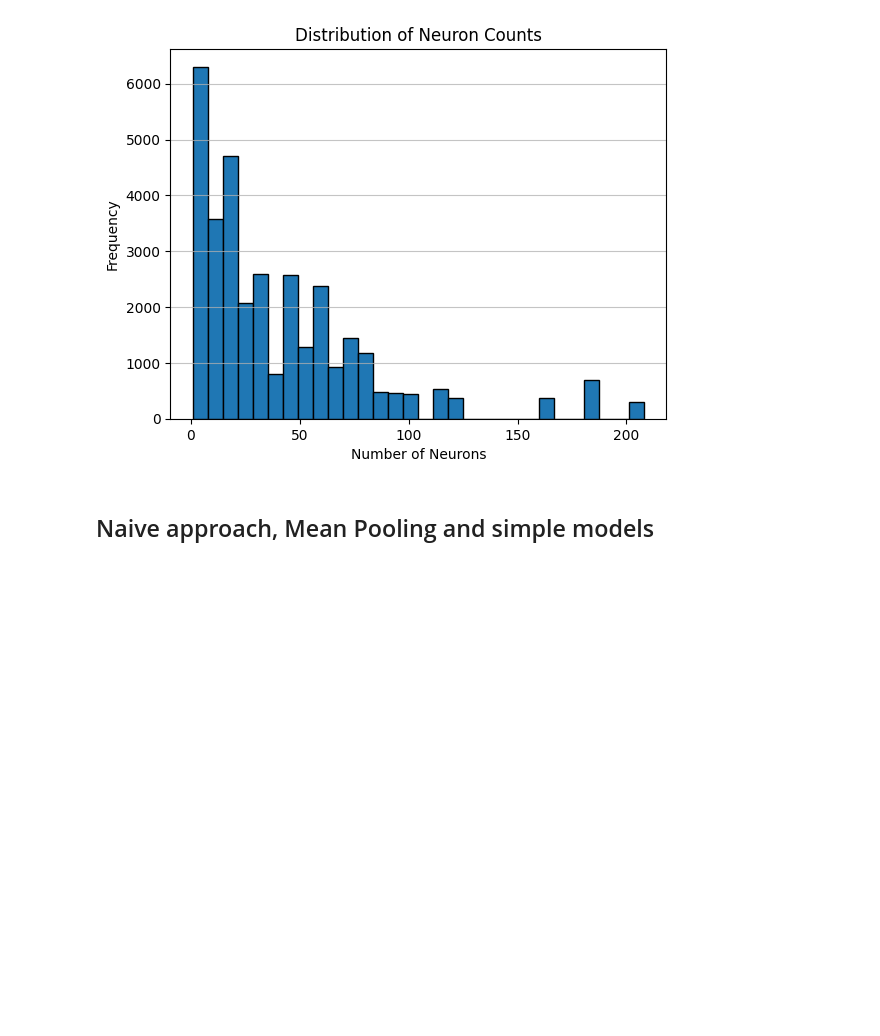
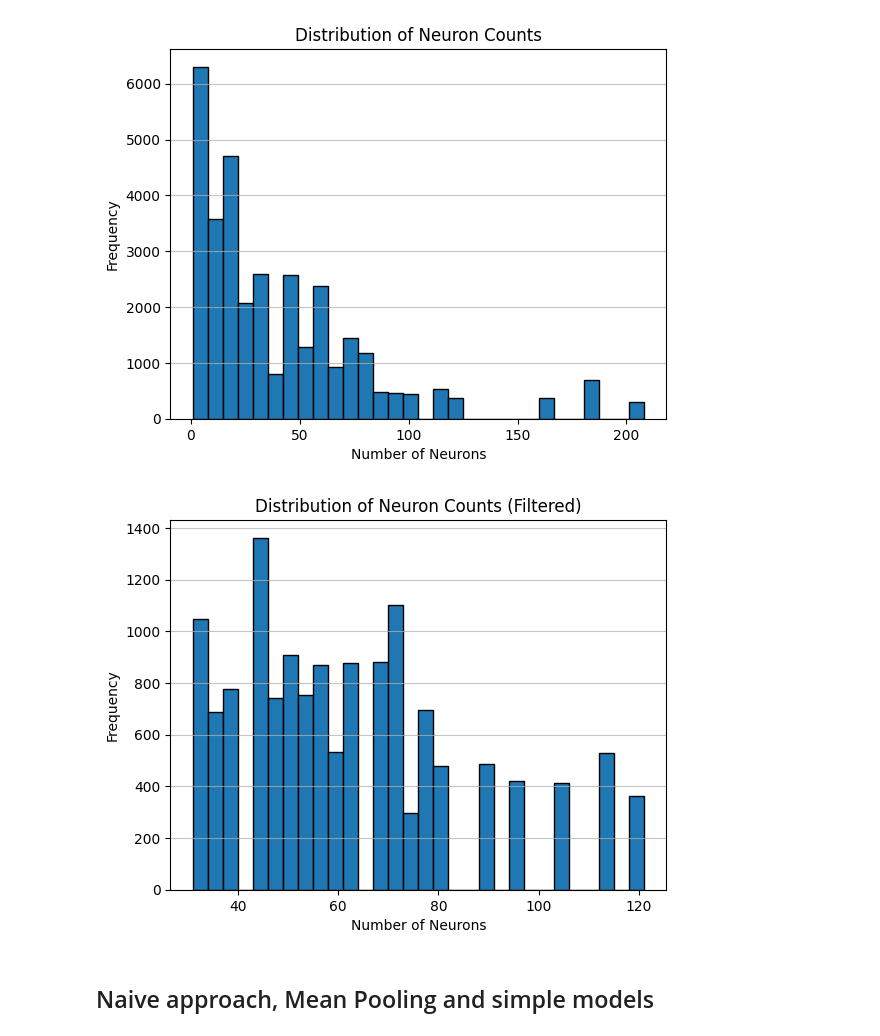
Before and after one commit to rebz444/cheerios, a Jupyter notebook: 3c_modeling_background_neurons.ipynb, the cells around one changed output. Saved outputs shown, nothing was run; the diff lists cells and outputs as text; code cells hidden in the pictures; blank space fills up the shorter version.

```diff
--- a/3c_modeling_background_neurons.ipynb
+++ b/3c_modeling_background_neurons.ipynb
@@ -20,3 +20,20 @@ plt.ylabel('Frequency')
 plt.grid(axis='y', alpha=0.75)
 # %% [output]
 [figure]
+# %%
+clean_dataset = []
+clean_labels = []
+
+for data, label in zip(dataset, labels):
+    if data.shape[0] > 30 and data.shape[0] < 125 and label<30:
+        clean_dataset.append(data)
+        clean_labels.append(label)
+# %%
+neuron_counts = [data.shape[0] for data in clean_dataset]
+plt.hist(neuron_counts, bins=30, edgecolor='black')
+plt.title('Distribution of Neuron Counts (Filtered)')
+plt.xlabel('Number of Neurons')
+plt.ylabel('Frequency')
+plt.grid(axis='y', alpha=0.75)
+# %% [output]
+[figure, added]
```
Also changed, not shown: parts of 12 cells of this notebook.
